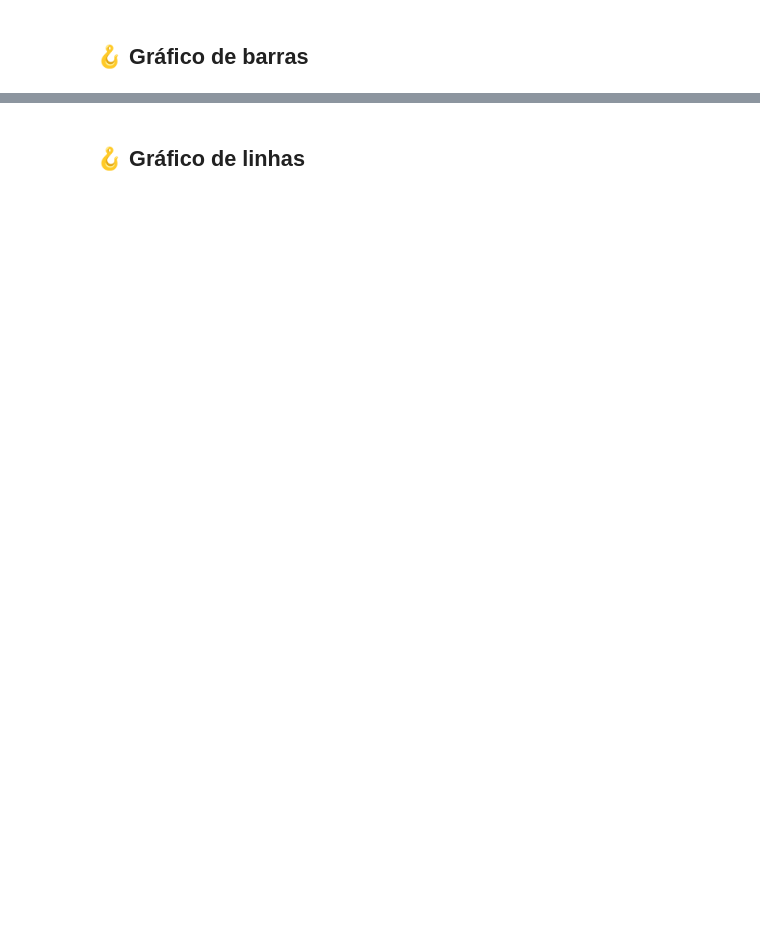
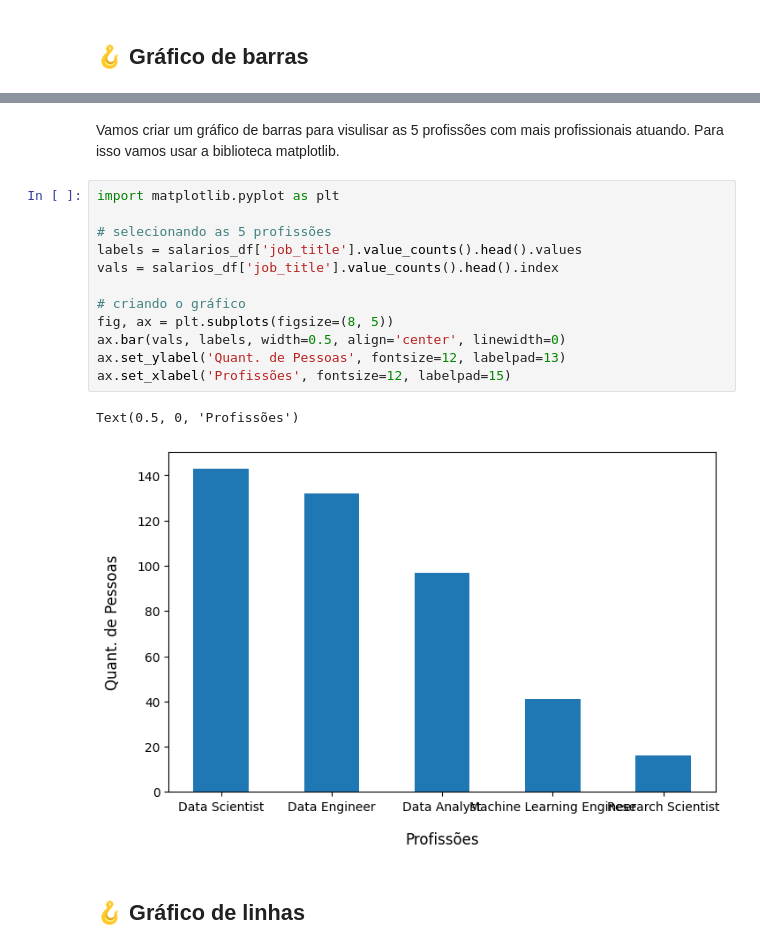
Before and after one commit to huanbarrosn/estudo_ds, a Jupyter notebook: matematica/teoria-estatistica-khan-academy/aula.ipynb, the cells around one changed output, grey strips where cells are left out. Drawn from its saved outputs; the diff is of its cells as text; blank space fills up the shorter version.

```diff
--- a/matematica/teoria-estatistica-khan-academy/aula.ipynb
+++ b/matematica/teoria-estatistica-khan-academy/aula.ipynb
@@ -173,3 +171,20 @@ Um gráfico de barras é um gráfico que usa barras para representar visualmente
+# %% [markdown]
+Vamos criar um gráfico de barras para visulisar as 5 profissões com mais profissionais atuando. Para isso vamos usar a biblioteca matplotlib.
+# %%
+import matplotlib.pyplot as plt
+
+# selecionando as 5 profissões
+labels = salarios_df['job_title'].value_counts().head().values
+vals = salarios_df['job_title'].value_counts().head().index
+
+# criando o gráfico
+fig, ax = plt.subplots(figsize=(8, 5))
+ax.bar(vals, labels, width=0.5, align='center', linewidth=0)
+ax.set_ylabel('Quant. de Pessoas', fontsize=12, labelpad=13)
+ax.set_xlabel('Profissões', fontsize=12, labelpad=15)
+# %% [output]
+Text(0.5, 0, 'Profissões')
+[figure, added]
 # %% [markdown]
 ## 🪝 Gráfico de linhas
 # %% [markdown]
```
Also changed, not shown: parts of 6 cells of this notebook.
